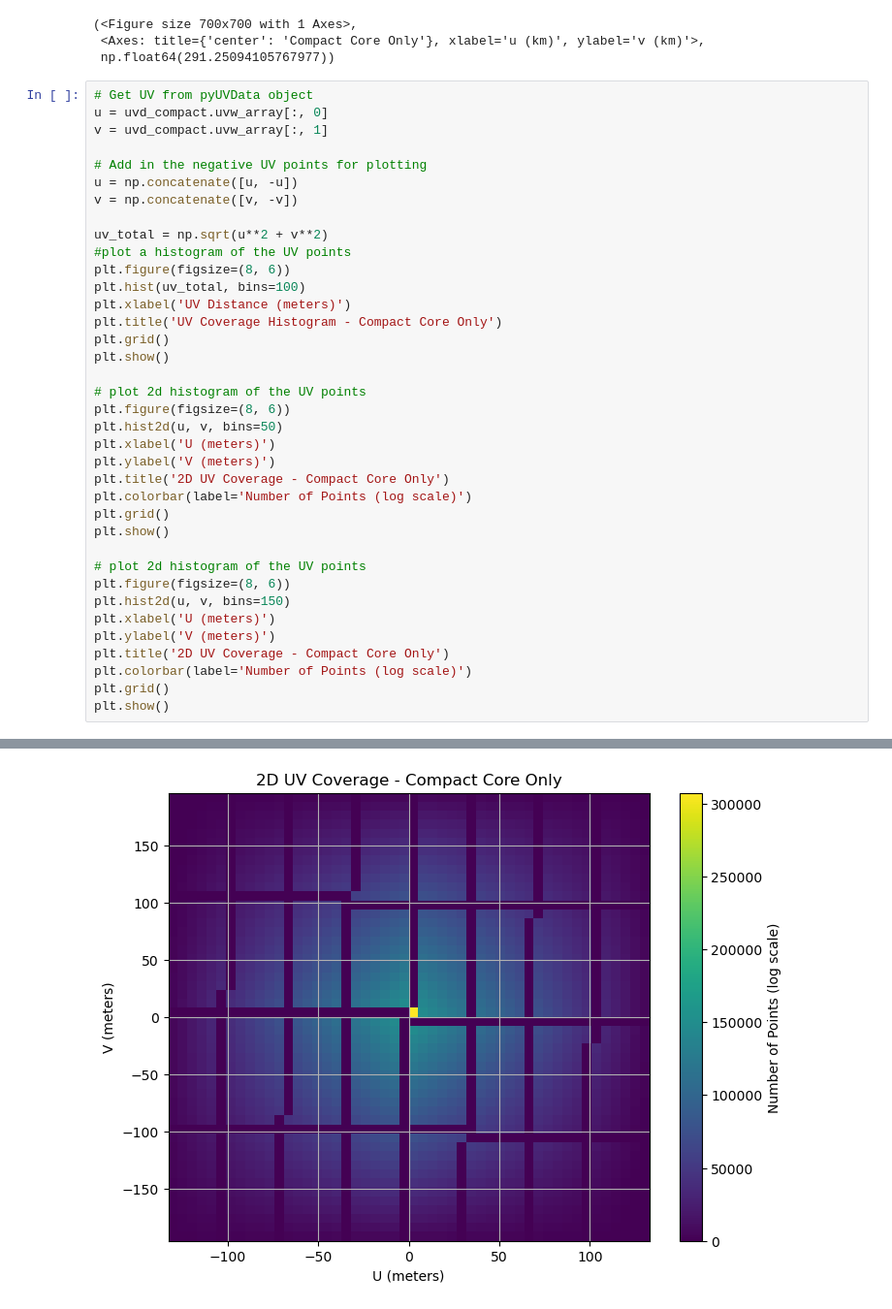
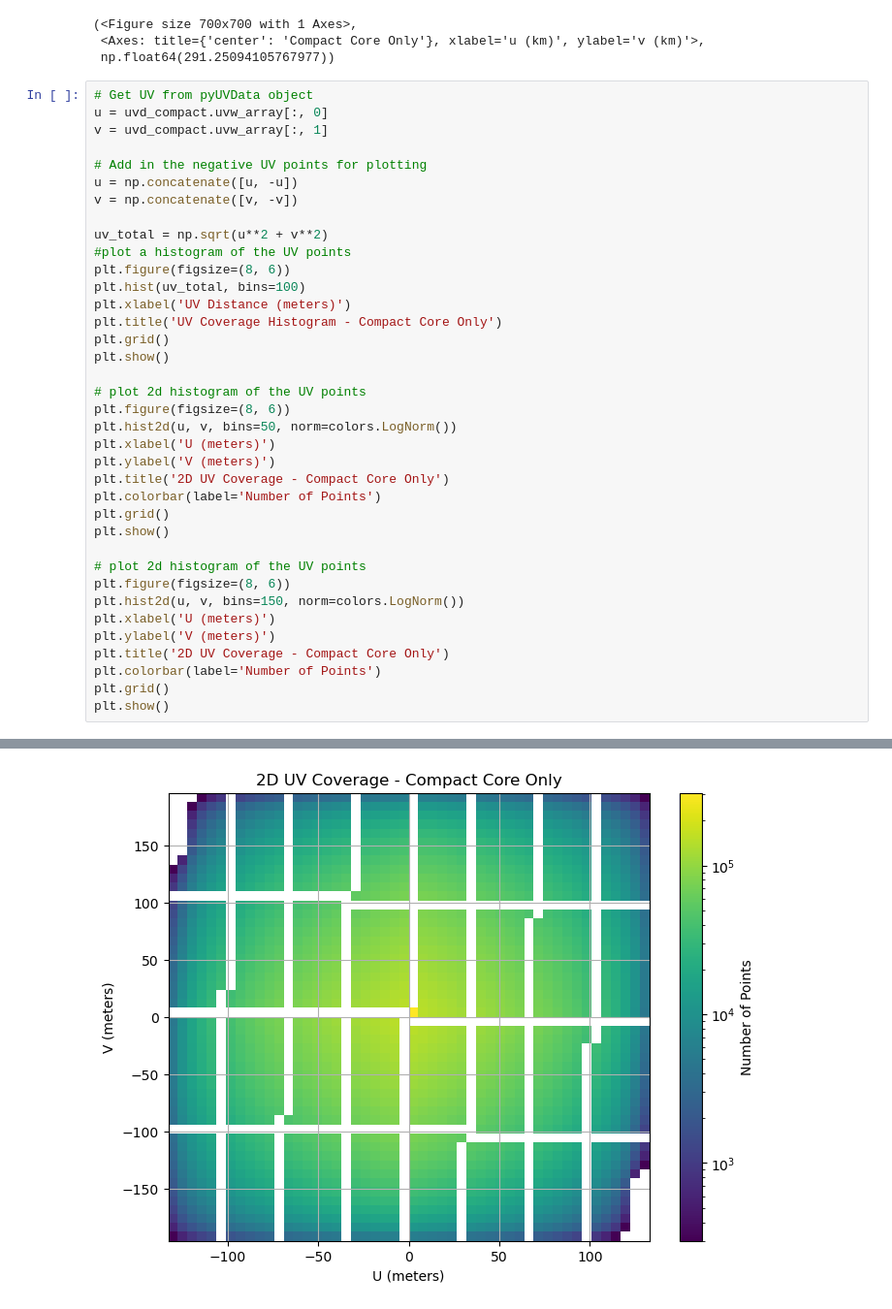
Before and after one commit to DuncanCSt/CHORD_Sensitivity, a Jupyter notebook: notebooks/uv_histogram.ipynb, the cells around one changed output, grey strips where cells are left out. Shown at 97% size. Drawn from its saved outputs; the diff is of its cells as text.

Commit message:
Make plots lognorm

```diff
--- a/notebooks/uv_histogram.ipynb
+++ b/notebooks/uv_histogram.ipynb
@@ -53,35 +54,35 @@ v = uvd_compact.uvw_array[:, 1]
 # Add in the negative UV points for plotting
 u = np.concatenate([u, -u])
 v = np.concatenate([v, -v])
 
 uv_total = np.sqrt(u**2 + v**2)
 #plot a histogram of the UV points
 plt.figure(figsize=(8, 6))
 plt.hist(uv_total, bins=100)
 plt.xlabel('UV Distance (meters)')
 plt.title('UV Coverage Histogram - Compact Core Only')
 plt.grid()
 plt.show()
 
 # plot 2d histogram of the UV points
 plt.figure(figsize=(8, 6))
-plt.hist2d(u, v, bins=50)
+plt.hist2d(u, v, bins=50, norm=colors.LogNorm())
 plt.xlabel('U (meters)')
 plt.ylabel('V (meters)')
 plt.title('2D UV Coverage - Compact Core Only')
-plt.colorbar(label='Number of Points (log scale)')
+plt.colorbar(label='Number of Points')
 plt.grid()
 plt.show()
 
 # plot 2d histogram of the UV points
 plt.figure(figsize=(8, 6))
-plt.hist2d(u, v, bins=150)
+plt.hist2d(u, v, bins=150, norm=colors.LogNorm())
 plt.xlabel('U (meters)')
 plt.ylabel('V (meters)')
 plt.title('2D UV Coverage - Compact Core Only')
-plt.colorbar(label='Number of Points (log scale)')
+plt.colorbar(label='Number of Points')
 plt.grid()
 plt.show()
 # %% [output]
 [figure]
-[figure, old version]
+[figure, new version]
```
Also changed, not shown: parts of 2 cells of this notebook.
